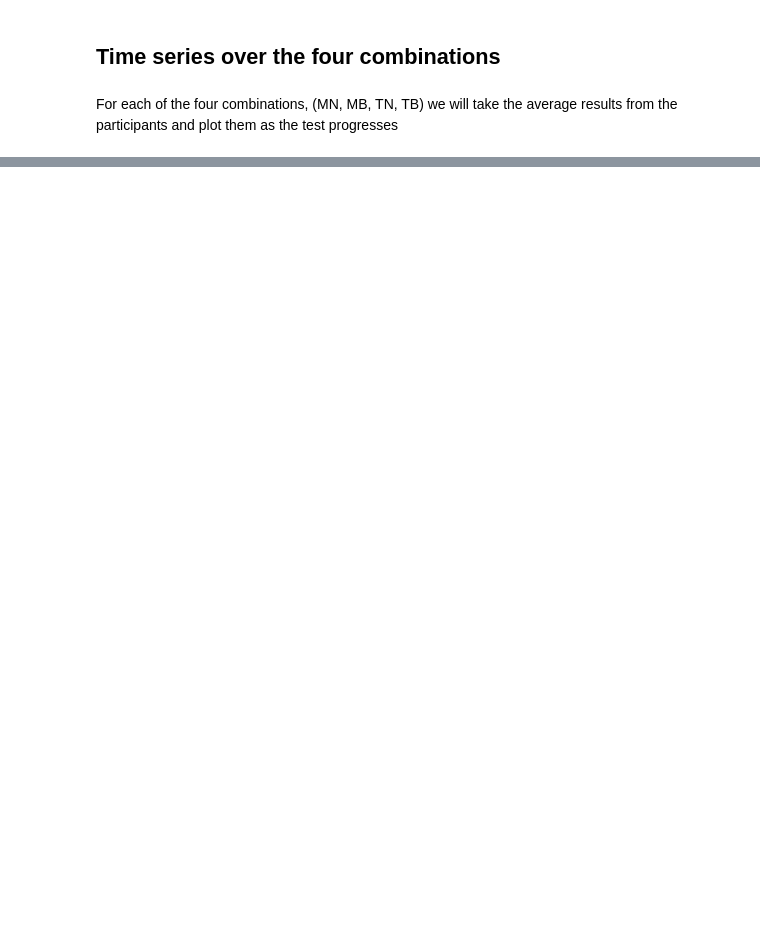
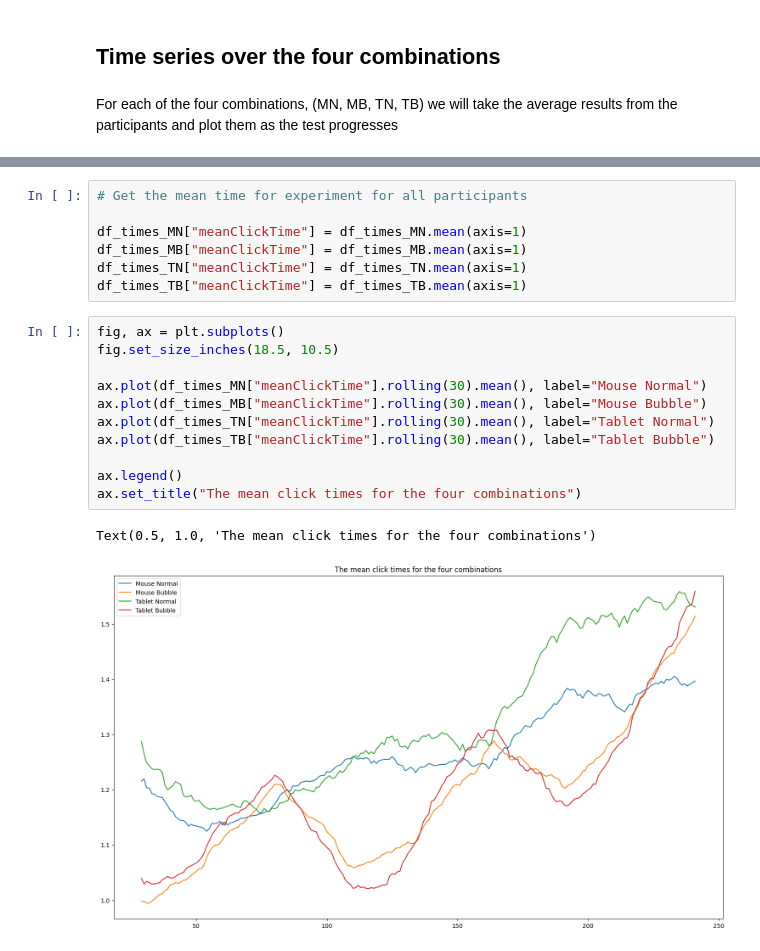
Before and after one commit to IoanaBaciu24/BubbleCursorExperiment, a Jupyter notebook: notebook.ipynb, the cells around one changed output, grey strips where cells are left out. Saved outputs shown, nothing was run; the diff lists cells and outputs as text; blank space fills up the shorter version.

```diff
--- a/notebook.ipynb
+++ b/notebook.ipynb
@@ -191,0 +241,21 @@ filter( lambda x: device in x and cursor in x, os.listdir("./data"))
+# %%
+# Get the mean time for experiment for all participants
+
+df_times_MN["meanClickTime"] = df_times_MN.mean(axis=1)
+df_times_MB["meanClickTime"] = df_times_MB.mean(axis=1)
+df_times_TN["meanClickTime"] = df_times_TN.mean(axis=1)
+df_times_TB["meanClickTime"] = df_times_TB.mean(axis=1)
+# %%
+fig, ax = plt.subplots()
+fig.set_size_inches(18.5, 10.5)
+
+ax.plot(df_times_MN["meanClickTime"].rolling(30).mean(), label="Mouse Normal")
+ax.plot(df_times_MB["meanClickTime"].rolling(30).mean(), label="Mouse Bubble")
+ax.plot(df_times_TN["meanClickTime"].rolling(30).mean(), label="Tablet Normal")
+ax.plot(df_times_TB["meanClickTime"].rolling(30).mean(), label="Tablet Bubble")
+
+ax.legend()
+ax.set_title("The mean click times for the four combinations")
+# %% [output]
+Text(0.5, 1.0, 'The mean click times for the four combinations')
+[figure, added]
```
Also changed, not shown: parts of 9 cells of this notebook, 13 other files.
